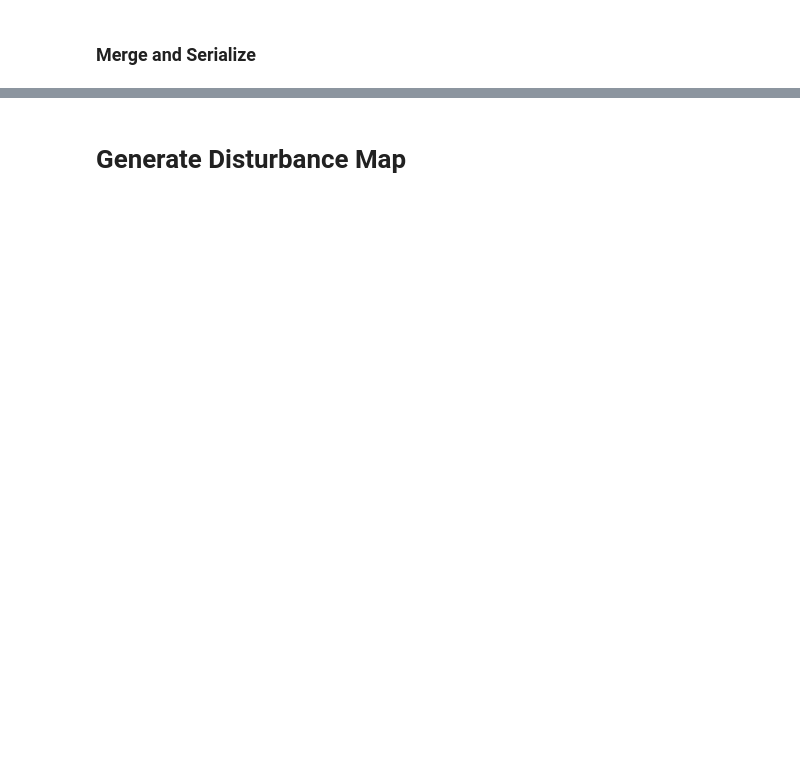
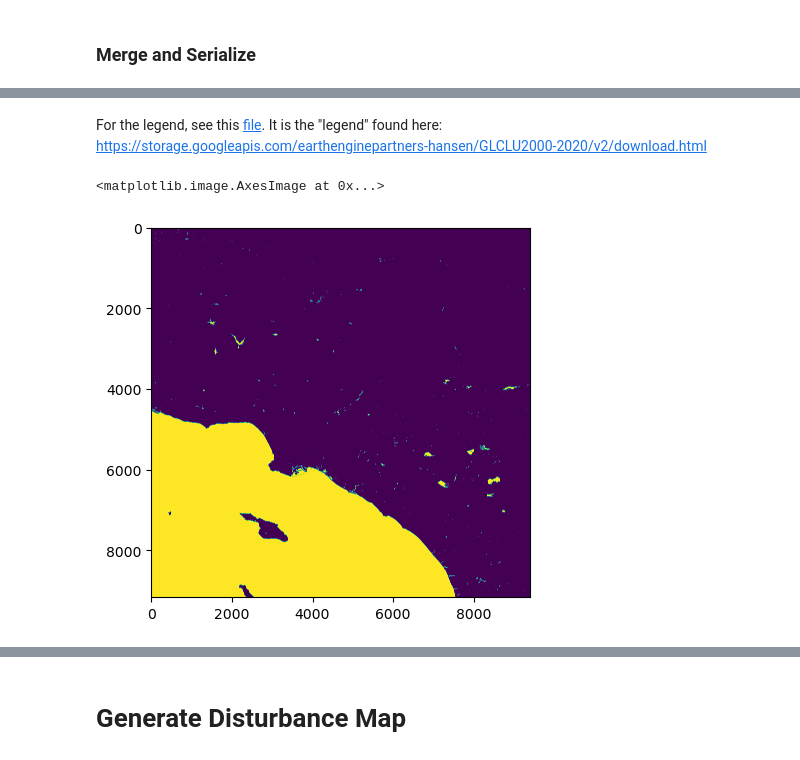
Before and after one commit to opera-adt/distmetrics, a Jupyter notebook: notebooks/B__large_aoi_application.ipynb, the cells around one changed output, grey strips where cells are left out. Saved outputs shown, nothing was run; the diff lists cells and outputs as text; code cells hidden in the pictures; blank space fills up the shorter version.

```diff
--- a/notebooks/B__large_aoi_application.ipynb
+++ b/notebooks/B__large_aoi_application.ipynb
@@ -513,0 +481,18 @@ with rasterio.open(metric_crs_dir / f'__merged_{track_num_token}_{tokens[2]}.tif
+# %%
+X_glad_lc, p_glad_lc  = get_raster_from_tiles(metric_bounds_4326,
+                                              tile_shortname='glad_landcover',
+                                              year=2020
+                                              )
+# %% [markdown]
+For the legend, see this [file](https://storage.googleapis.com/earthenginepartners-hansen/GLCLU2000-2020/legend.xlsx). It is the "legend" found here: https://storage.googleapis.com/earthenginepartners-hansen/GLCLU2000-2020/v2/download.html
+# %%
+# open water classes
+water_labels = [k for k in range(203, 208)] # These are pixels that have surface water at least 50% of the time.
+water_labels.extend([254, # ocean
+                     255, # no data
+                    ])
+X_water_glad = np.isin(X_glad_lc[0, ...], water_labels).astype(np.uint8)
+plt.imshow(X_water_glad)
+# %% [output]
+<matplotlib.image.AxesImage at 0x...>
+[figure, added]
```
Also changed, not shown: parts of 66 cells of this notebook, 4 other files.
